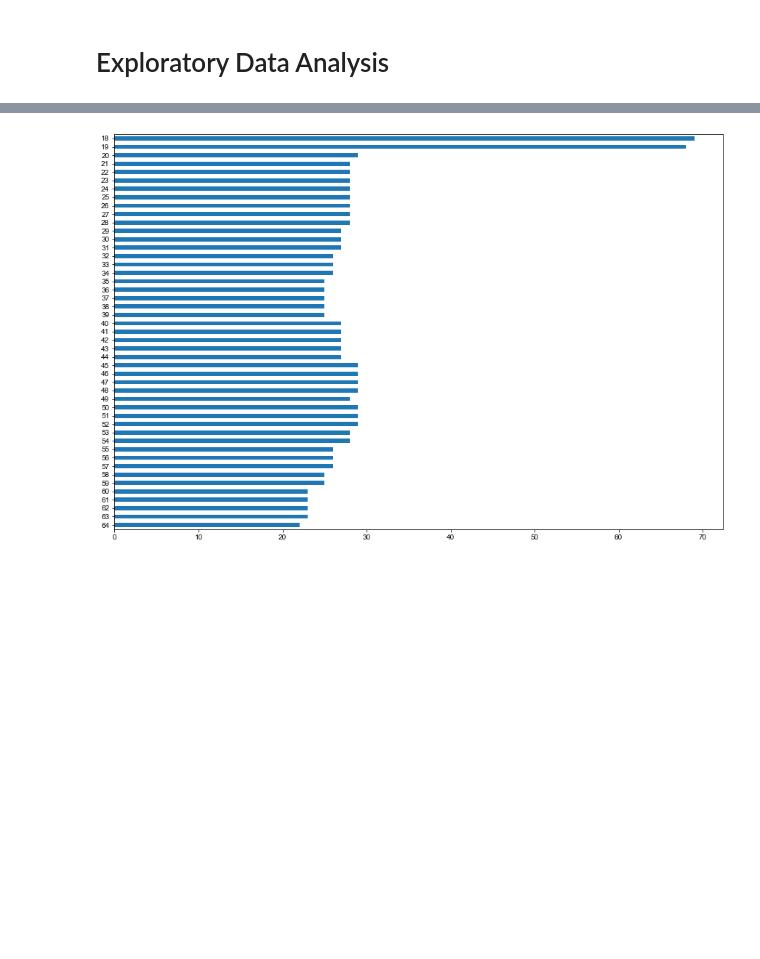
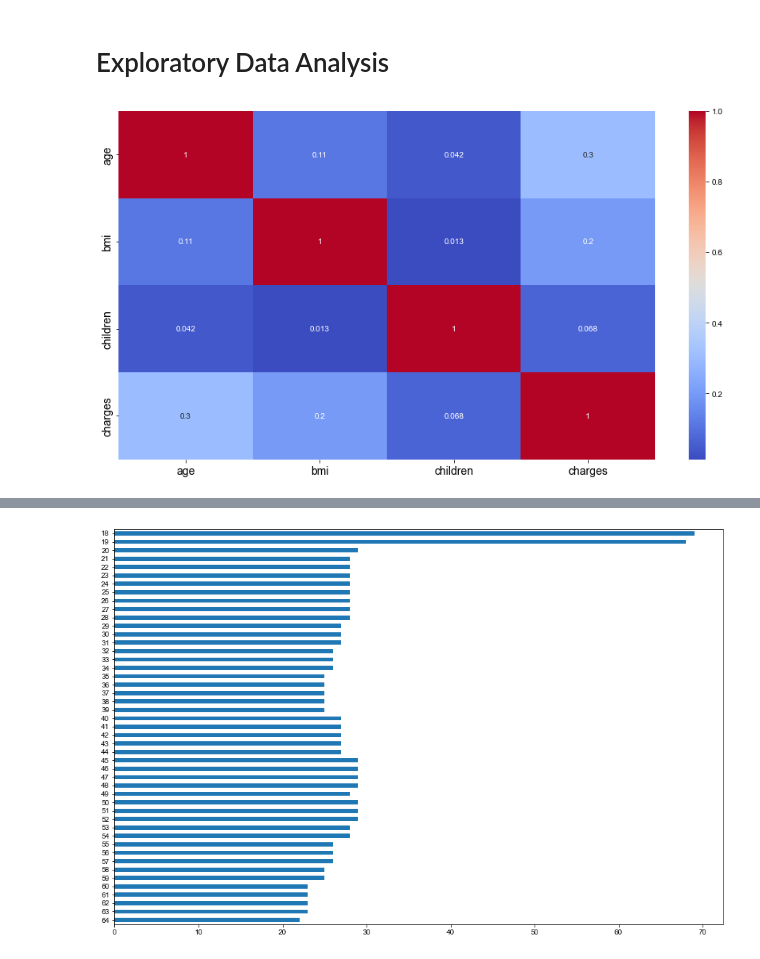
Before and after one commit to diascarolina/project-insurance-forecast, a Jupyter notebook: notebooks/notebook.ipynb, the cells around one changed output, grey strips where cells are left out. Cells and saved outputs as stored; diff of their text form; code cells hidden in the pictures; blank space fills up the shorter version.

```diff
--- a/notebooks/notebook.ipynb
+++ b/notebooks/notebook.ipynb
@@ -74,2 +119,10 @@ memory usage: 73.3+ KB
 # %% [markdown]
 # Exploratory Data Analysis
+# %%
+plt.figure(figsize = (15,8))
+sns.heatmap(df.corr(), cmap = "coolwarm", annot = True)
+plt.xticks(fontsize = 14)
+plt.yticks(fontsize = 14)
+plt.show()
+# %% [output]
+[figure, added]
```
Also changed, not shown: parts of 46 cells of this notebook.
